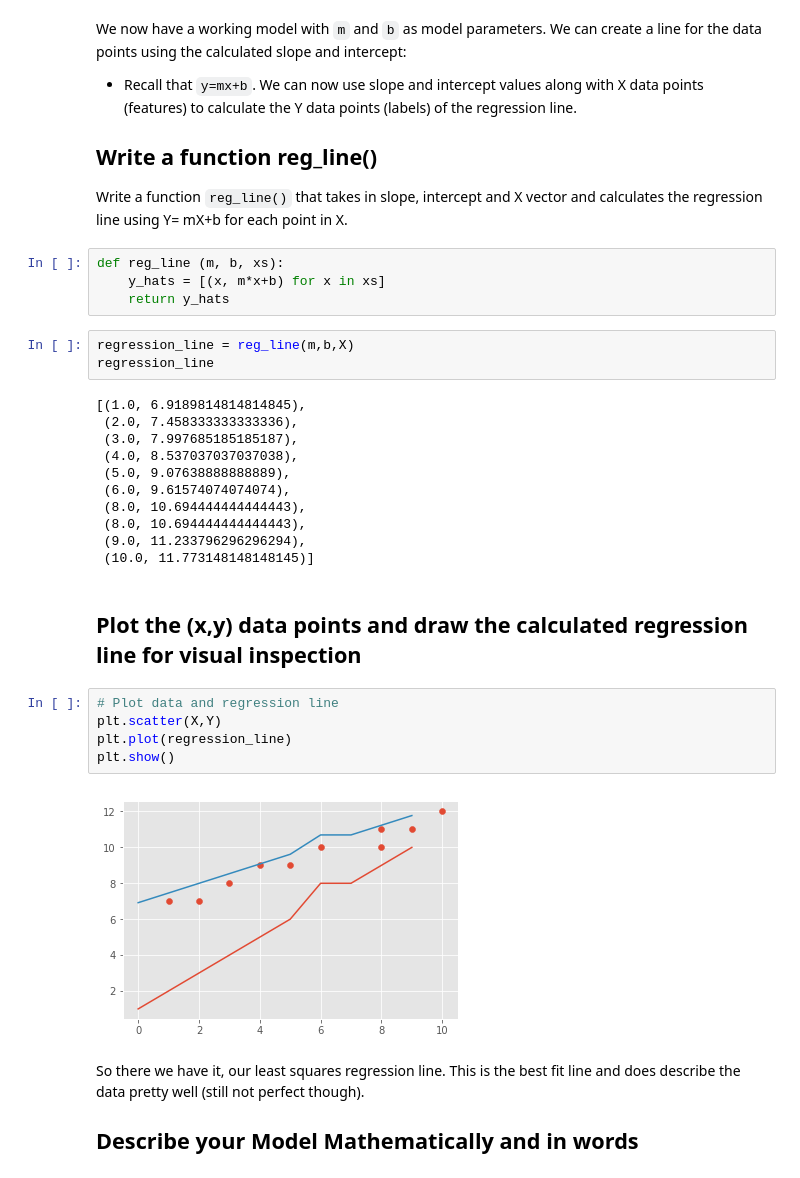
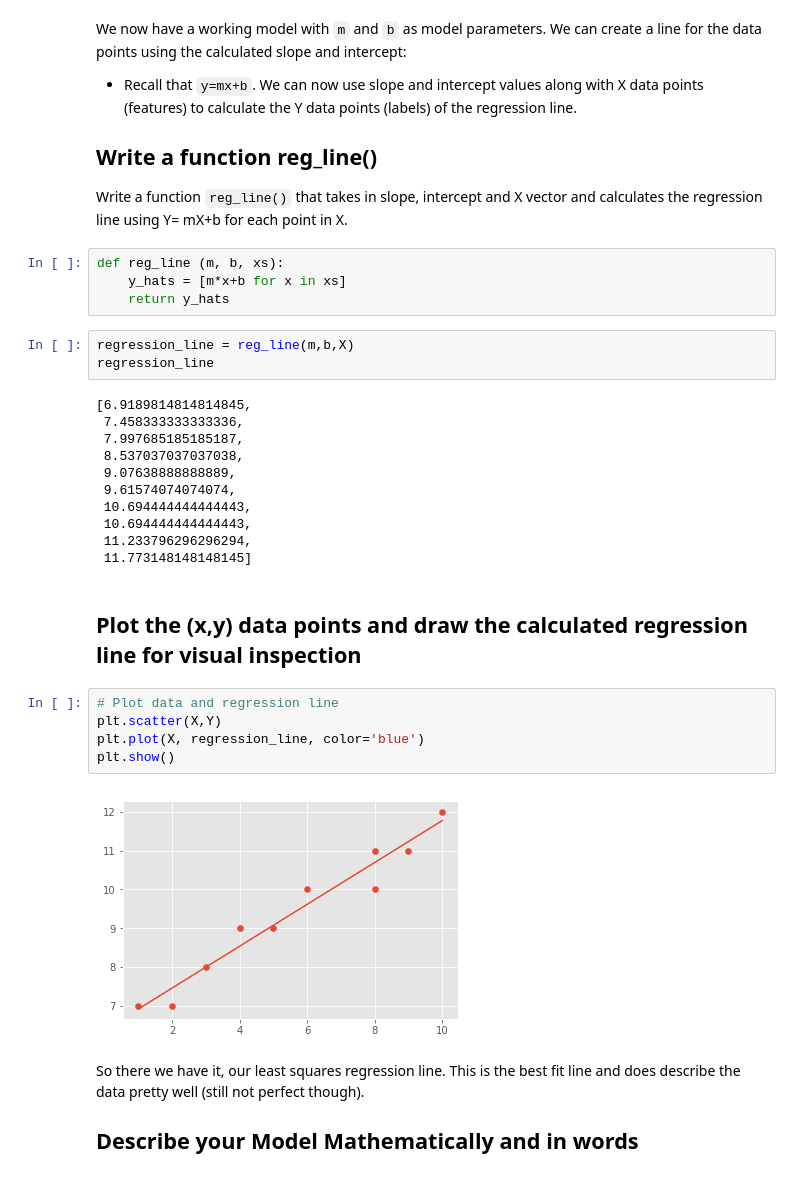
Before and after one commit to kayschulz/dsc-0-10-07-simple-linear-regression-lab-seattle-ds-career-040119, a Jupyter notebook: index.ipynb, the cells around one changed output. Cells and saved outputs as stored; diff of their text form.

```diff
--- a/index.ipynb
+++ b/index.ipynb
@@ -100,31 +100,31 @@ We now have a working model with `m` and `b` as model parameters. We can create
 Write a function `reg_line()` that takes in slope, intercept and X vector and calculates the regression line using Y= mX+b for each point in X.
 # %%
 def reg_line (m, b, xs):
-    y_hats = [(x, m*x+b) for x in xs]
+    y_hats = [m*x+b for x in xs]
     return y_hats
 # %%
 regression_line = reg_line(m,b,X)
 regression_line
 # %% [output]
-[(1.0, 6.9189814814814845),
- (2.0, 7.458333333333336),
- (3.0, 7.997685185185187),
- (4.0, 8.537037037037038),
- (5.0, 9.07638888888889),
- (6.0, 9.61574074074074),
- (8.0, 10.694444444444443),
- (8.0, 10.694444444444443),
- (9.0, 11.233796296296294),
- (10.0, 11.773148148148145)]
+[6.9189814814814845,
+ 7.458333333333336,
+ 7.997685185185187,
+ 8.537037037037038,
+ 9.07638888888889,
+ 9.61574074074074,
+ 10.694444444444443,
+ 10.694444444444443,
+ 11.233796296296294,
+ 11.773148148148145]
 # %% [markdown]
 ## Plot the (x,y) data points and draw the calculated regression line for visual inspection
 # %%
 # Plot data and regression line
 plt.scatter(X,Y)
-plt.plot(regression_line)
+plt.plot(X, regression_line, color='blue')
 plt.show()
 # %% [output]
-[figure, old version]
+[figure, new version]
 # %% [markdown]
 So there we have it, our least squares regression line. This is the best fit line and does describe the data pretty well (still not perfect though).
 
```
